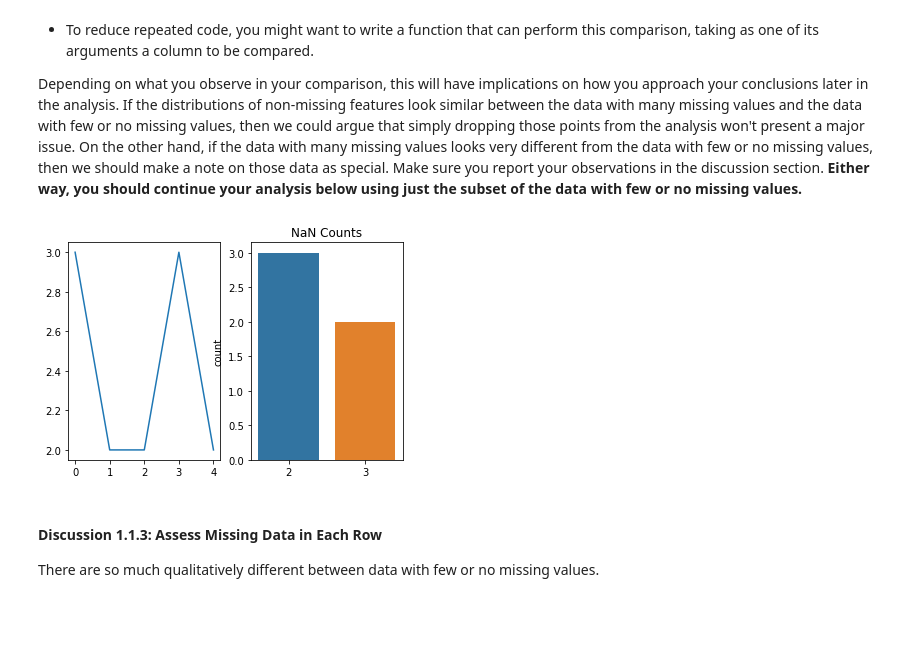
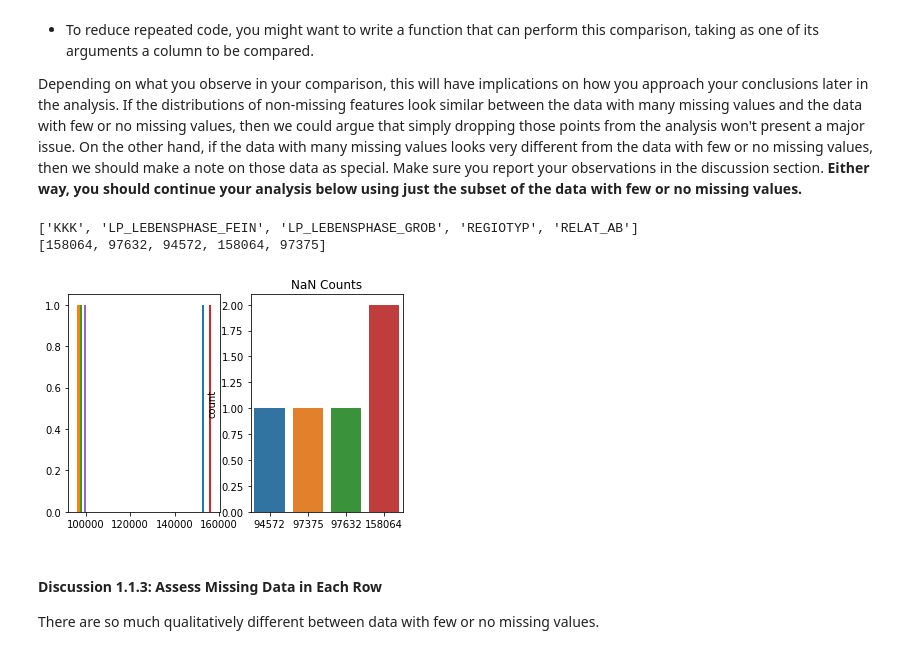
Before and after one commit to kylechenoO/Identify_Customer_Segments, a Jupyter notebook: Identify_Customer_Segments.ipynb, the cells around one changed output. Drawn from its saved outputs; the diff is of its cells as text; code cells hidden in the pictures; blank space fills up the shorter version.

```diff
--- a/Identify_Customer_Segments.ipynb
+++ b/Identify_Customer_Segments.ipynb
@@ -182,7 +182,7 @@ plt.show()
 #  get drop features list
 drop_lst = []
 for col in nan_count_dict:
-    if nan_count_dict[col] > 200000:
+    if nan_count_dict[col] > 400000:
         drop_lst.append(col)
 
 # drop features
@@ -216,28 +216,34 @@ df_nor = azdias[azdias.index.isin(nan_line[nan_line == 0].index)]
 # %%
 # Compare the distribution of values for at least five columns where there are
 # no or few missing values, between the two subsets.
 # plot it
 def show(df_aly, features):
     X = []
     Y = []
     for feature in features:
         X.append(feature)
         Y.append(df_aly[feature].isnull().sum())
 
+    print(X)
+    print(Y)
+
     plt.subplot(121)
-    plt.plot(Y)
+    plt.hist([ [x] for x in Y ])
     plt.subplot(122)
     sns.countplot(Y)
     plt.title('NaN Counts')
     plt.show()
 
-
-df_aly = azdias[azdias.index.isin(nan_line[nan_line > 0].index)].head(4)
-df_aly = df_aly.append(azdias[azdias.index.isin(nan_line[nan_line == 0].index)].head(1))
+# df_aly = azdias[azdias.index.isin(nan_line[nan_line > 0].index)].head(4)
+# df_aly = df_aly.append(azdias[azdias.index.isin(nan_line[nan_line == 0].index)].head(1))
+df_aly = azdias[azdias.index.isin(nan_line[nan_line > 0].index)]
+df_aly = df_aly.append(azdias[azdias.index.isin(nan_line[nan_line == 0].index)])
 features = ['KKK', 'LP_LEBENSPHASE_FEIN', 'LP_LEBENSPHASE_GROB', 'REGIOTYP', 'RELAT_AB']
 show(df_aly, features)
 # %% [output]
+['KKK', 'LP_LEBENSPHASE_FEIN', 'LP_LEBENSPHASE_GROB', 'REGIOTYP', 'RELAT_AB']
+[158064, 97632, 94572, 158064, 97375]
-[figure, old version]
+[figure, new version]
 # %% [markdown]
 #### Discussion 1.1.3: Assess Missing Data in Each Row
 
```
Also changed, not shown: parts of 25 cells of this notebook, 1 other file.
